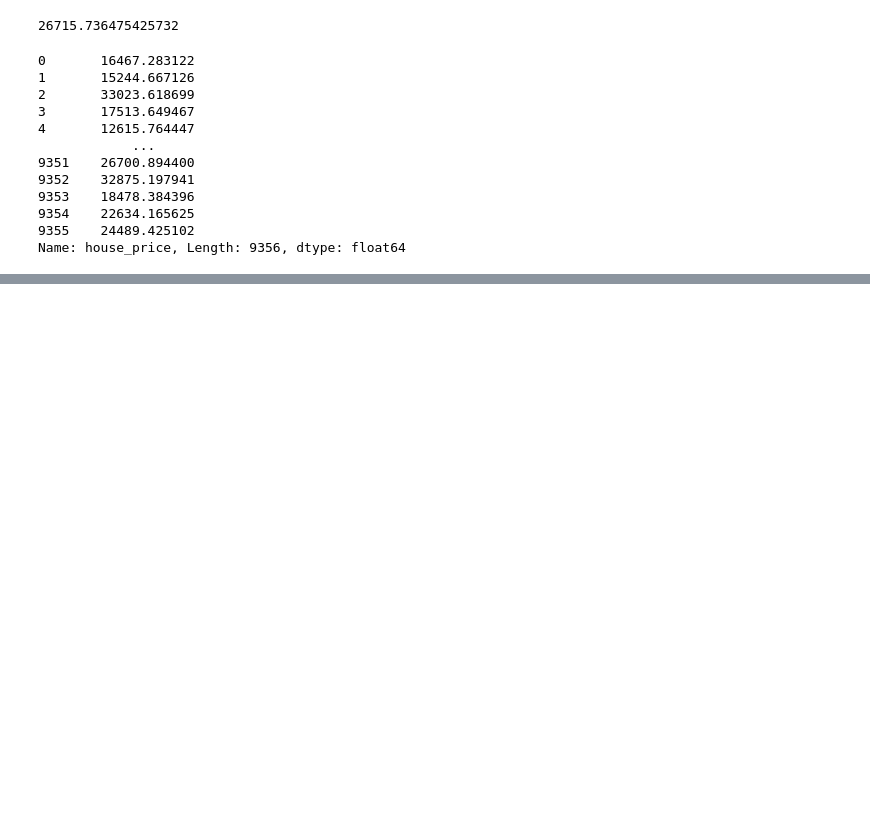
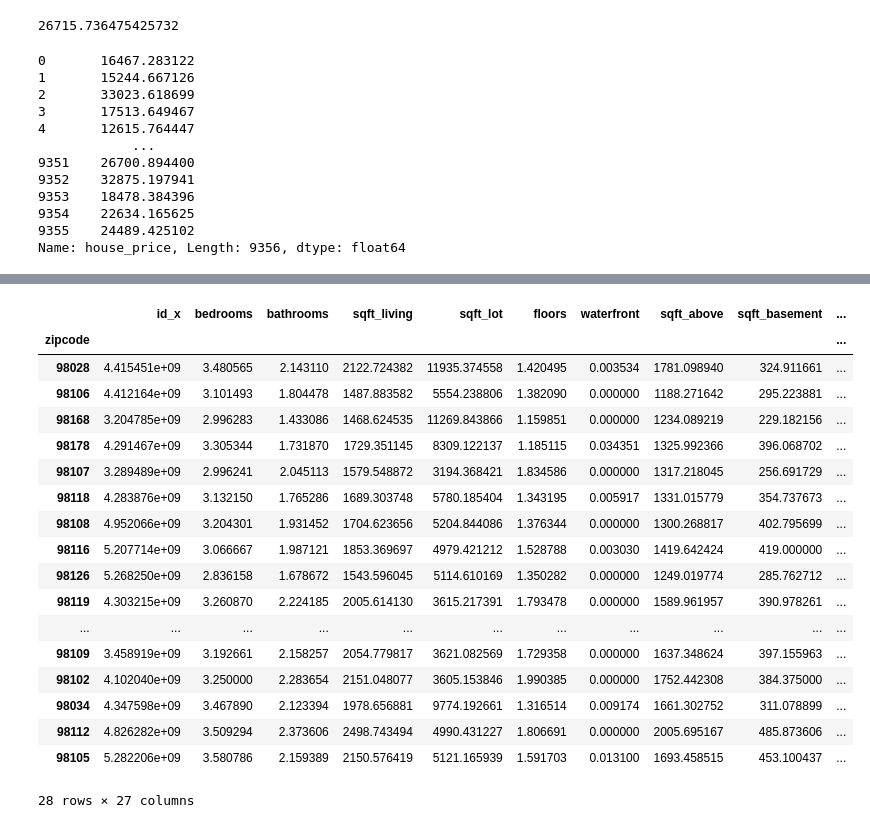
Before and after one commit to tweatherfordk/Linear-Regression-Housing-Model, a Jupyter notebook: Trystan/Airbnb Profitability Function.ipynb, the cells around one changed output, grey strips where cells are left out. Drawn from its saved outputs; the diff is of its cells as text; code cells hidden in the pictures; blank space fills up the shorter version.

```diff
--- a/Trystan/Airbnb Profitability Function.ipynb
+++ b/Trystan/Airbnb Profitability Function.ipynb
@@ -143,0 +246,6 @@ Length: 9356, dtype: float64
+# %%
+df1 = pd.read_excel('/Users/weatherford/Documents/Flatiron/Phase_2_Housing_Project/data/washington_state_income_by_zipcode.xlsx')
+# %%
+df1['zipcode'] = df1['Zip Code']
+df1 = df1.drop(columns=['Zip Code'])
+df1
@@ -143,0 +268,2 @@ Length: 9356, dtype: float64
+# %%
+df = pd.merge(seattle_df, df1, on='zipcode', how='inner')
@@ -143,0 +286,24 @@ Length: 9356, dtype: float64
+# %%
+top_zipcodes = df.groupby(by=['zipcode']).mean()
+top_zipcodes = top_zipcodes.sort_values(by=['profit'], ascending=False)
+top_zipcodes
+# %% [output]
+|  | id_x | bedrooms | bathrooms | sqft_living | sqft_lot | floors | waterfront | sqft_above | sqft_basement | ... |
+| zipcode |  |  |  |  |  |  |  |  |  | ... |
+| 98028 | 4.415451e+09 | 3.480565 | 2.143110 | 2122.724382 | 11935.374558 | 1.420495 | 0.003534 | 1781.098940 | 324.911661 | ... |
+| 98106 | 4.412164e+09 | 3.101493 | 1.804478 | 1487.883582 | 5554.238806 | 1.382090 | 0.000000 | 1188.271642 | 295.223881 | ... |
+| 98168 | 3.204785e+09 | 2.996283 | 1.433086 | 1468.624535 | 11269.843866 | 1.159851 | 0.000000 | 1234.089219 | 229.182156 | ... |
+| 98178 | 4.291467e+09 | 3.305344 | 1.731870 | 1729.351145 | 8309.122137 | 1.185115 | 0.034351 | 1325.992366 | 396.068702 | ... |
+| 98107 | 3.289489e+09 | 2.996241 | 2.045113 | 1579.548872 | 3194.368421 | 1.834586 | 0.000000 | 1317.218045 | 256.691729 | ... |
+| 98118 | 4.283876e+09 | 3.132150 | 1.765286 | 1689.303748 | 5780.185404 | 1.343195 | 0.005917 | 1331.015779 | 354.737673 | ... |
+| 98108 | 4.952066e+09 | 3.204301 | 1.931452 | 1704.623656 | 5204.844086 | 1.376344 | 0.000000 | 1300.268817 | 402.795699 | ... |
+| 98116 | 5.207714e+09 | 3.066667 | 1.987121 | 1853.369697 | 4979.421212 | 1.528788 | 0.003030 | 1419.642424 | 419.000000 | ... |
+| 98126 | 5.268250e+09 | 2.836158 | 1.678672 | 1543.596045 | 5114.610169 | 1.350282 | 0.000000 | 1249.019774 | 285.762712 | ... |
+| 98119 | 4.303215e+09 | 3.260870 | 2.224185 | 2005.614130 | 3615.217391 | 1.793478 | 0.000000 | 1589.961957 | 390.978261 | ... |
+| ... | ... | ... | ... | ... | ... | ... | ... | ... | ... | ... |
+| 98109 | 3.458919e+09 | 3.192661 | 2.158257 | 2054.779817 | 3621.082569 | 1.729358 | 0.000000 | 1637.348624 | 397.155963 | ... |
+| 98102 | 4.102040e+09 | 3.250000 | 2.283654 | 2151.048077 | 3605.153846 | 1.990385 | 0.000000 | 1752.442308 | 384.375000 | ... |
+| 98034 | 4.347598e+09 | 3.467890 | 2.123394 | 1978.656881 | 9774.192661 | 1.316514 | 0.009174 | 1661.302752 | 311.078899 | ... |
+| 98112 | 4.826282e+09 | 3.509294 | 2.373606 | 2498.743494 | 4990.431227 | 1.806691 | 0.000000 | 2005.695167 | 485.873606 | ... |
+| 98105 | 5.282206e+09 | 3.580786 | 2.159389 | 2150.576419 | 5121.165939 | 1.591703 | 0.013100 | 1693.458515 | 453.100437 | ... |
+28 rows × 27 columns
```
Also changed, not shown: parts of 20 cells of this notebook, 1 other file.
